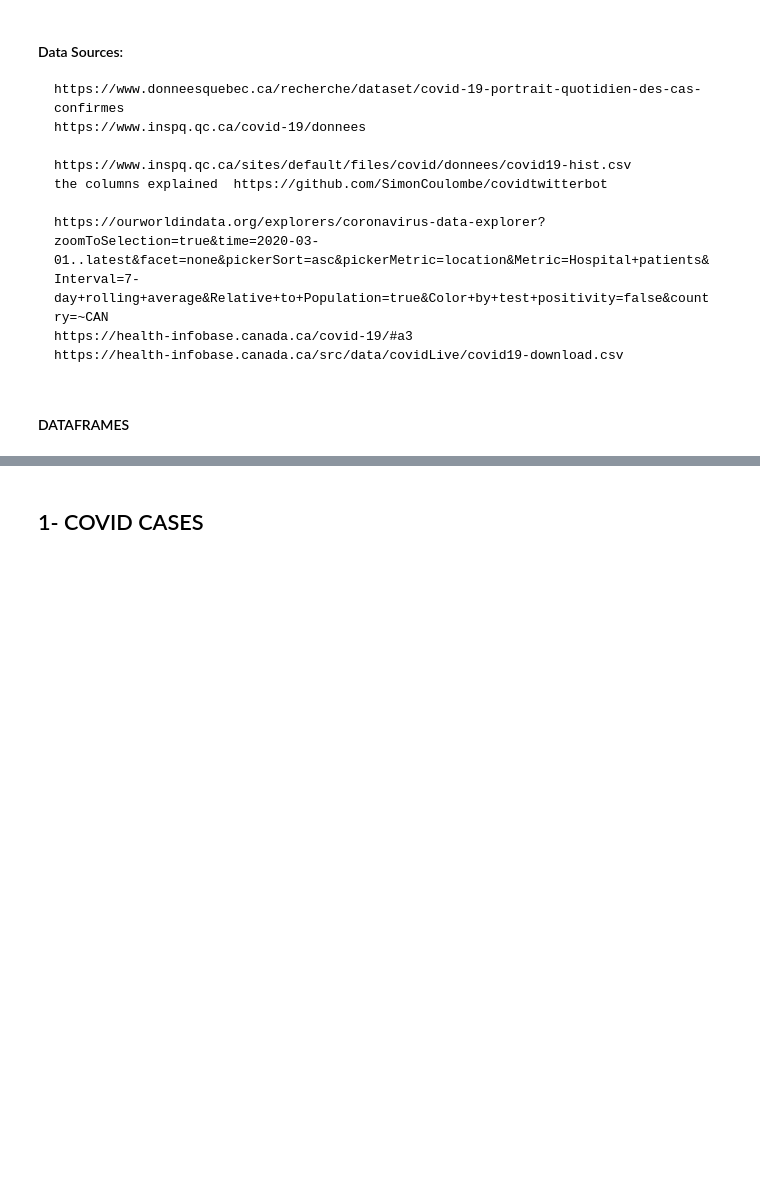
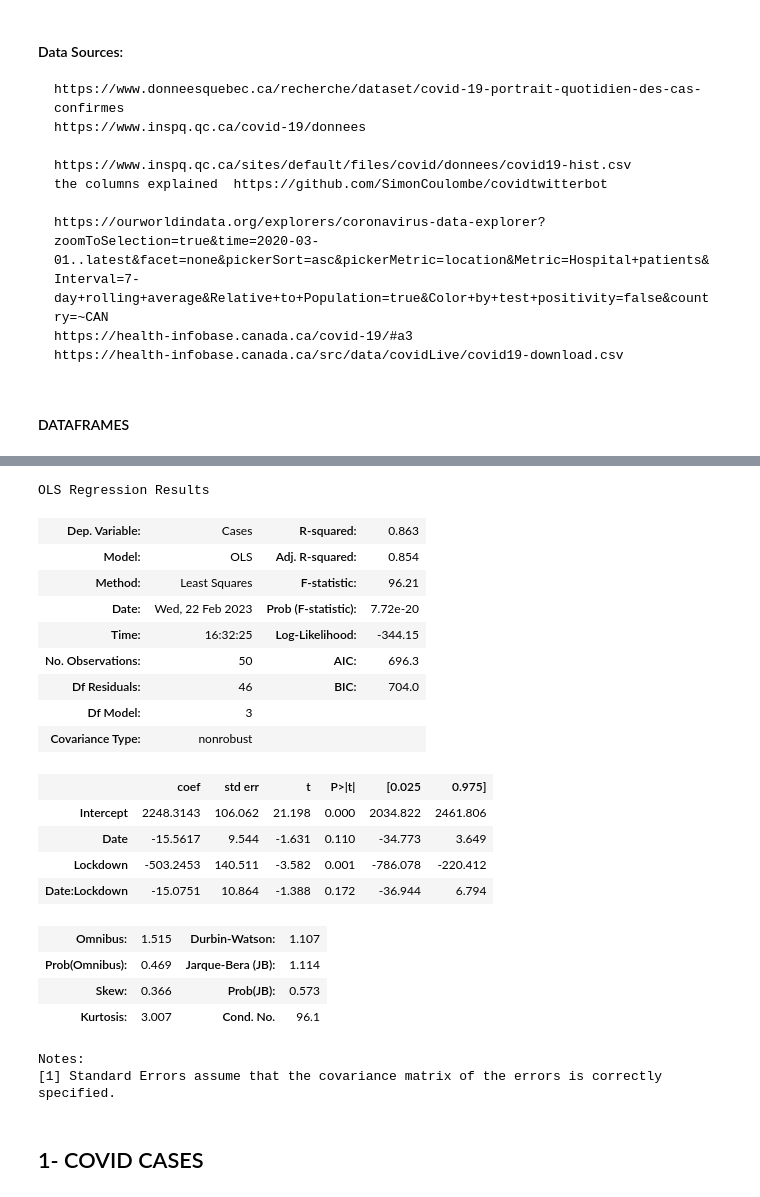
Before and after one commit to Rakrakor/ds-regression-Project2-RDD, a Jupyter notebook: Regression-Project2-RDD-N.ipynb, the cells around one changed output, grey strips where cells are left out. Drawn from its saved outputs; the diff is of its cells as text; code cells hidden in the pictures; blank space fills up the shorter version.

```diff
--- a/Regression-Project2-RDD-N.ipynb
+++ b/Regression-Project2-RDD-N.ipynb
@@ -273,0 +259,30 @@ NameError: name 'model' is not defined
+# %%
+# df_cov['Date']-ts.dates[0]
+# df_cov
+# df_cov = pd.read_csv('data/graph_1-1_page_par_region.csv')
+# df_cov.loc[df_cov['Cas confirmés']>0]
+# df_cov2
+
+model1.summary()
+# %% [output]
+OLS Regression Results
+| Dep. Variable: | Cases | R-squared: | 0.863 |
+| Model: | OLS | Adj. R-squared: | 0.854 |
+| Method: | Least Squares | F-statistic: | 96.21 |
+| Date: | Wed, 22 Feb 2023 | Prob (F-statistic): | 7.72e-20 |
+| Time: | 16:32:25 | Log-Likelihood: | -344.15 |
+| No. Observations: | 50 | AIC: | 696.3 |
+| Df Residuals: | 46 | BIC: | 704.0 |
+| Df Model: | 3 |  |  |
+| Covariance Type: | nonrobust |  |  |
+|  | coef | std err | t | P>|t| | [0.025 | 0.975] |
+| Intercept | 2248.3143 | 106.062 | 21.198 | 0.000 | 2034.822 | 2461.806 |
+| Date | -15.5617 | 9.544 | -1.631 | 0.110 | -34.773 | 3.649 |
+| Lockdown | -503.2453 | 140.511 | -3.582 | 0.001 | -786.078 | -220.412 |
+| Date:Lockdown | -15.0751 | 10.864 | -1.388 | 0.172 | -36.944 | 6.794 |
+| Omnibus: | 1.515 | Durbin-Watson: | 1.107 |
+| Prob(Omnibus): | 0.469 | Jarque-Bera (JB): | 1.114 |
+| Skew: | 0.366 | Prob(JB): | 0.573 |
+| Kurtosis: | 3.007 | Cond. No. | 96.1 |
+Notes:
+[1] Standard Errors assume that the covariance matrix of the errors is correctly specified.
```
Also changed, not shown: parts of 7 cells of this notebook.
